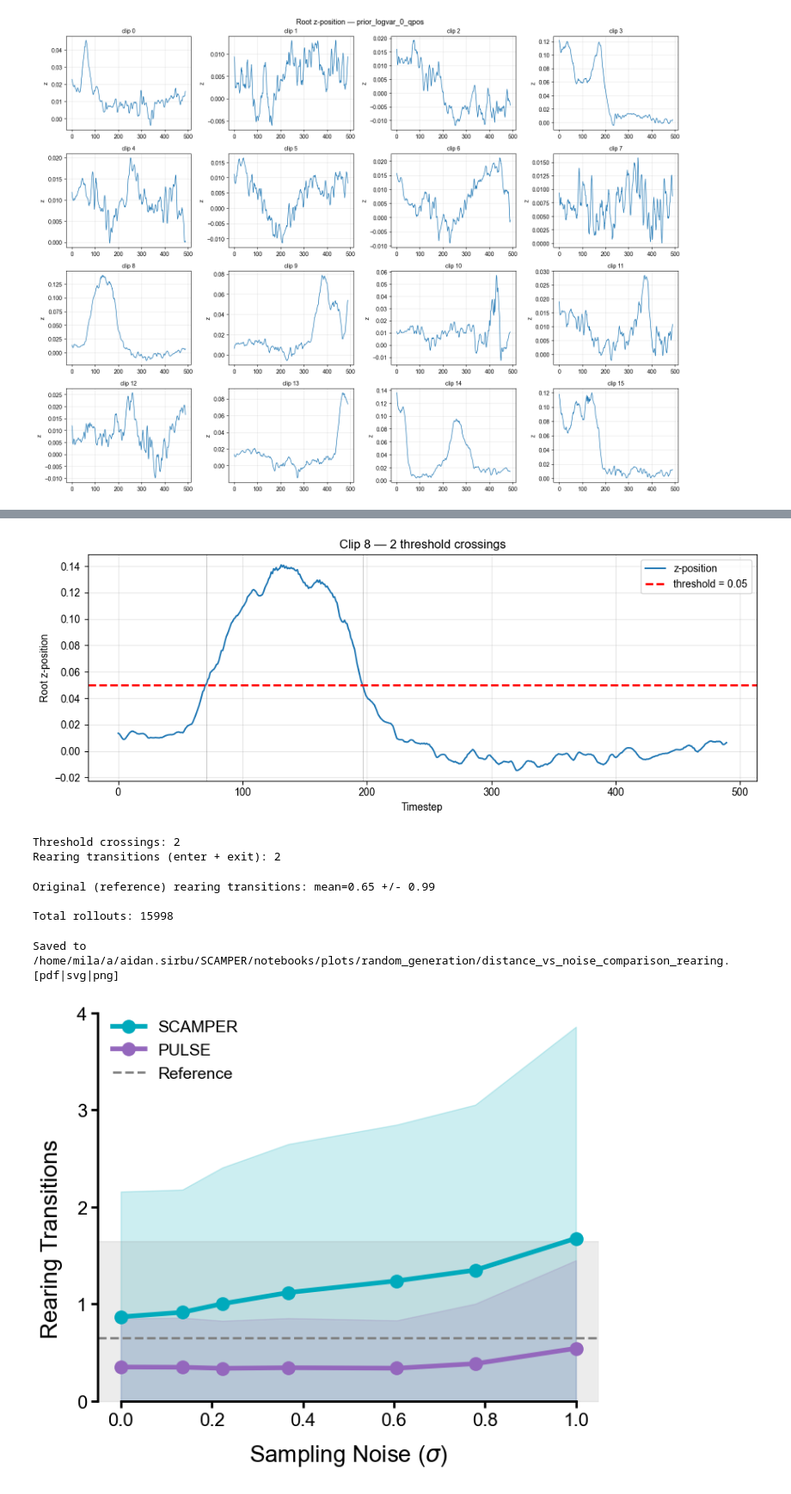
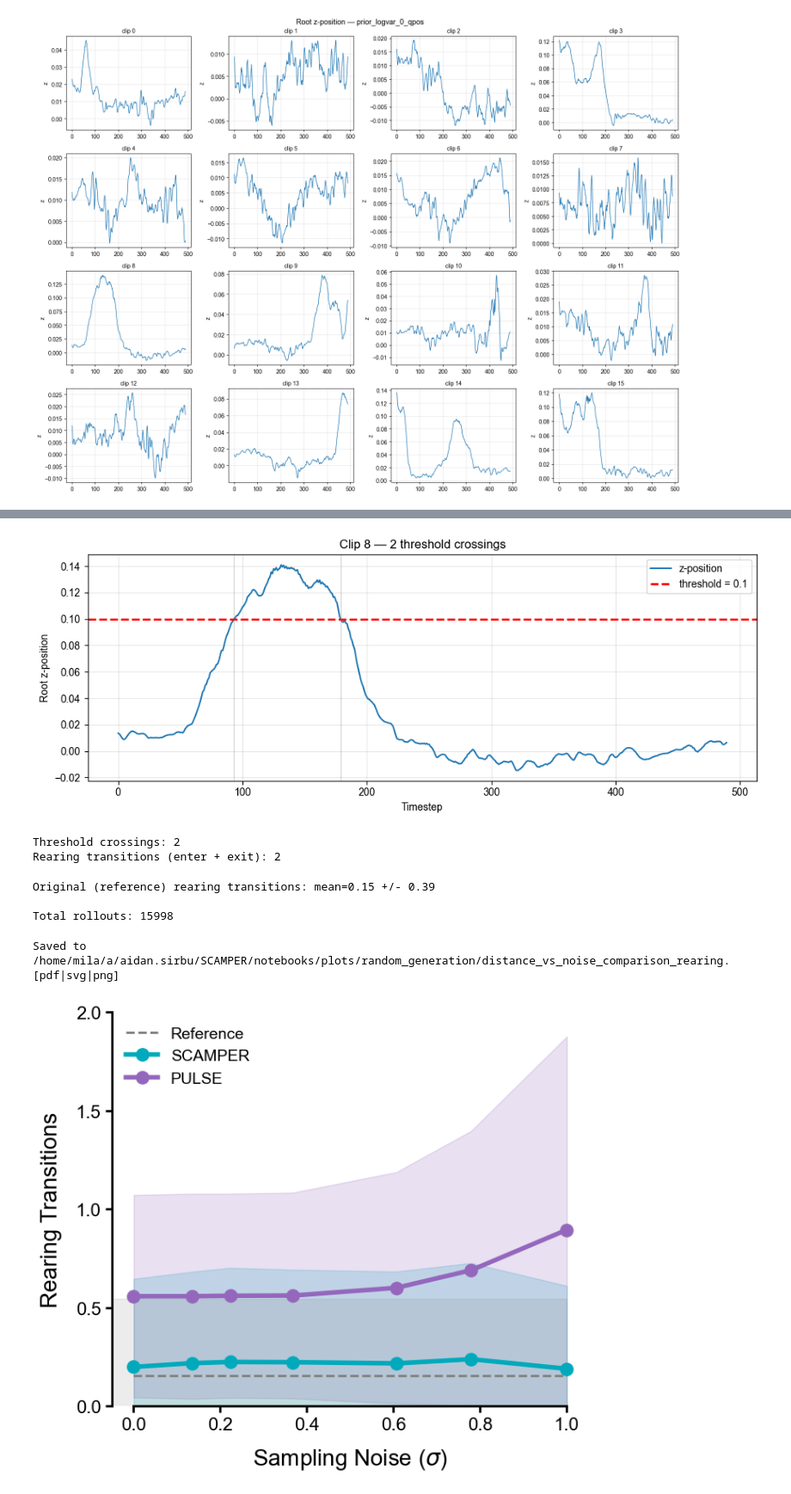
Before and after one commit to asirbu77/SCAMPER, a Jupyter notebook: notebooks/analysis/random_generation/distance_from_rollout_dataset.ipynb, the cells around one changed output, grey strips where cells are left out. Shown at 86% size. Saved outputs shown, nothing was run; the diff lists cells and outputs as text; code cells hidden in the pictures.

```diff
--- a/notebooks/analysis/random_generation/distance_from_rollout_dataset.ipynb
+++ b/notebooks/analysis/random_generation/distance_from_rollout_dataset.ipynb
@@ -382,7 +535,9 @@ Rendered clip 8 from prior_logvar_0_qpos: 490 frames
 # Tune the rearing threshold on a specific clip.
 # Set REARING_CLIP to a clip index that shows rearing from the grid above.
 REARING_CLIP = 8  # <-- update after inspecting the grid
-REARING_THRESHOLD = 0.05  # <-- adjust this
+REARING_THRESHOLD = 0.1  # <-- adjust this
+DOUBLE_CROSSING = False  # True: require up+down crossing pair per event; False: count every crossing
+MIN_REARING_DURATION = 50  # minimum timesteps above threshold to count as a rearing event
 
 z = inspect_qpos[REARING_CLIP, :, 2]
 
@@ -407,32 +562,52 @@ plt.show()
 print(f"Threshold crossings: {len(crossings)}")
 print(f"Rearing transitions (enter + exit): {len(crossings)}")
 # %% [output]
-[figure, old version]
+[figure, new version]
 Threshold crossings: 2
 Rearing transitions (enter + exit): 2
 # %%
-def count_rearing_transitions(qpos, threshold):
-    """Count threshold crossings on z-position for each clip.
+def count_rearing_transitions(qpos, threshold, double_crossing=True, min_duration=1):
+    """Count rearing events from z-position threshold crossings.
 
     Args:
         qpos: Shape (num_clips, num_steps, qpos_dim).
         threshold: z-position threshold for rearing.
+        double_crossing: If True, require up+down pair per event.
+        min_duration: Minimum consecutive timesteps above threshold to count as rearing.
 
     Returns:
-        transitions: Shape (num_clips,) — number of threshold crossings per clip.
+        counts: Shape (num_clips,) — number of rearing events per clip.
     """
     z = qpos[:, :, 2]  # (num_clips, num_steps)
     above = (z > threshold).astype(np.int8)
-    crossings = np.abs(np.diff(above, axis=1))  # (num_clips, num_steps-1)
-    return crossings.sum(axis=1)
+
+    if min_duration <= 1:
+        # Original fast path: just count crossings
+        crossings = np.abs(np.diff(above, axis=1))
+        counts = crossings.sum(axis=1)
+        if double_crossing:
+            counts = counts // 2
+        return counts
+
+    # Filter out short above-threshold runs
+    counts = np.zeros(qpos.shape[0], dtype=int)
+    for i in range(qpos.shape[0]):
+        seq = above[i]
+        # Find contiguous runs of above-threshold
+        diffs = np.diff(np.concatenate(([0], seq, [0])))
+        starts = np.where(diffs == 1)[0]
+        ends = np.where(diffs == -1)[0]
+        durations = ends - starts
+        counts[i] = np.sum(durations >= min_duration)
+    return counts
 
 
-def build_rearing_df(qpos_datasets, logvars, method_label, threshold):
+def build_rearing_df(qpos_datasets, logvars, method_label, threshold, double_crossing=True, min_duration=1):
     """Build a DataFrame of per-clip rearing transitions for all noise levels."""
     rows = []
     for ds_name, qpos in qpos_datasets.items():
         info = parse_dataset_name(ds_name, logvars)
-        transitions = count_rearing_transitions(qpos, threshold)
+        transitions = count_rearing_transitions(qpos, threshold, double_crossing, min_duration)
         for clip_idx, n in enumerate(transitions):
             rows.append(
                 {
@@ -448,19 +623,19 @@ def build_rearing_df(qpos_datasets, logvars, method_label, threshold):
     return pd.DataFrame(rows)
 
 
-rdf_a = build_rearing_df(qpos_a, logvars_a, LABEL_A, REARING_THRESHOLD)
-rdf_b = build_rearing_df(qpos_b, logvars_b, LABEL_B, REARING_THRESHOLD)
+rdf_a = build_rearing_df(qpos_a, logvars_a, LABEL_A, REARING_THRESHOLD, DOUBLE_CROSSING, MIN_REARING_DURATION)
+rdf_b = build_rearing_df(qpos_b, logvars_b, LABEL_B, REARING_THRESHOLD, DOUBLE_CROSSING, MIN_REARING_DURATION)
 rdf = pd.concat([rdf_a, rdf_b], ignore_index=True)
 
 # Original (reference) baseline
 original_trans = None
 if original_qpos is not None:
-    original_trans = count_rearing_transitions(original_qpos, REARING_THRESHOLD)
+    original_trans = count_rearing_transitions(original_qpos, REARING_THRESHOLD, DOUBLE_CROSSING, MIN_REARING_DURATION)
     print(f"Original (reference) rearing transitions: mean={original_trans.mean():.2f} +/- {original_trans.std():.2f}")
 
 print(f"\nTotal rollouts: {len(rdf)}")
 # %% [output]
-Original (reference) rearing transitions: mean=0.65 +/- 0.99
+Original (reference) rearing transitions: mean=0.15 +/- 0.39
 
 Total rollouts: 15998
 # %%
@@ -513,8 +688,9 @@ for child in ax.get_children():
 if original_trans is not None:
     ref_mean = original_trans.mean()
     ref_std = original_trans.std()
-    ax.axhline(
-        ref_mean,
+    ax.plot(
+        [0, 1.0],
+        [ref_mean, ref_mean],
         color="gray",
         linestyle="--",
         linewidth=2,
@@ -524,6 +700,8 @@ if original_trans is not None:
     ax.axhspan(
         max(ref_mean - ref_std, 0),
         ref_mean + ref_std,
+        xmin=0,
+        xmax=(1.0 - xlim[0]) / (xlim[1] - xlim[0]),
         color="gray",
         alpha=0.15,
     )
@@ -532,35 +710,39 @@ if original_trans is not None:
 ax.set_xlabel("Sampling Noise ($\\sigma$)", fontsize=20, labelpad=12)
 ax.set_ylabel("Rearing Transitions", fontsize=20, labelpad=12)
 ax.tick_params(labelsize=16, width=2, length=6)
-ax.legend(fontsize=14, frameon=False)
+handles, labels = ax.get_legend_handles_labels()
+order = sorted(range(len(labels)), key=lambda i: (labels[i] != "Reference",))
+ax.legend([handles[i] for i in order], [labels[i] for i in order], fontsize=14, frameon=False)
 
 sns.despine(ax=ax)
 
 # Move bottom spine/x-axis up to y=0
 ax.spines["bottom"].set_position(("data", 0))
 
 xticks = ax.get_xticks()
 yticks = ax.get_yticks()
 xlim = ax.get_xlim()
 ylim = ax.get_ylim()
 xticks = [t for t in xticks if xlim[0] <= t <= xlim[1]]
 yticks = [t for t in yticks if ylim[0] <= t <= ylim[1]]
 ax.spines["bottom"].set_bounds(xticks[0], xticks[-1])
-ax.spines["left"].set_bounds(0, yticks[-1])
+ax.set_ylim(0, 2.0)
+ax.set_yticks([0.0, 0.5, 1.0, 1.5, 2.0])
+ax.spines["left"].set_bounds(0, 2.0)
 
 for spine in ["left", "bottom"]:
     ax.spines[spine].set_linewidth(2)
 
 plt.tight_layout()
 
 # Save figures
 SAVE_DIR.mkdir(parents=True, exist_ok=True)
 rear_save = f"{SAVE_NAME}_rearing"
 for ext in ["pdf", "svg", "png"]:
     fig.savefig(SAVE_DIR / f"{rear_save}.{ext}", bbox_inches="tight")
 print(f"Saved to {SAVE_DIR / rear_save}.[pdf|svg|png]")
 
 plt.show()
 # %% [output]
 Saved to /home/mila/a/aidan.sirbu/SCAMPER/notebooks/plots/random_generation/distance_vs_noise_comparison_rearing.[pdf|svg|png]
-[figure, old version]
+[figure, new version]
```
Also changed, not shown: parts of 7 cells of this notebook, 1 other file.
